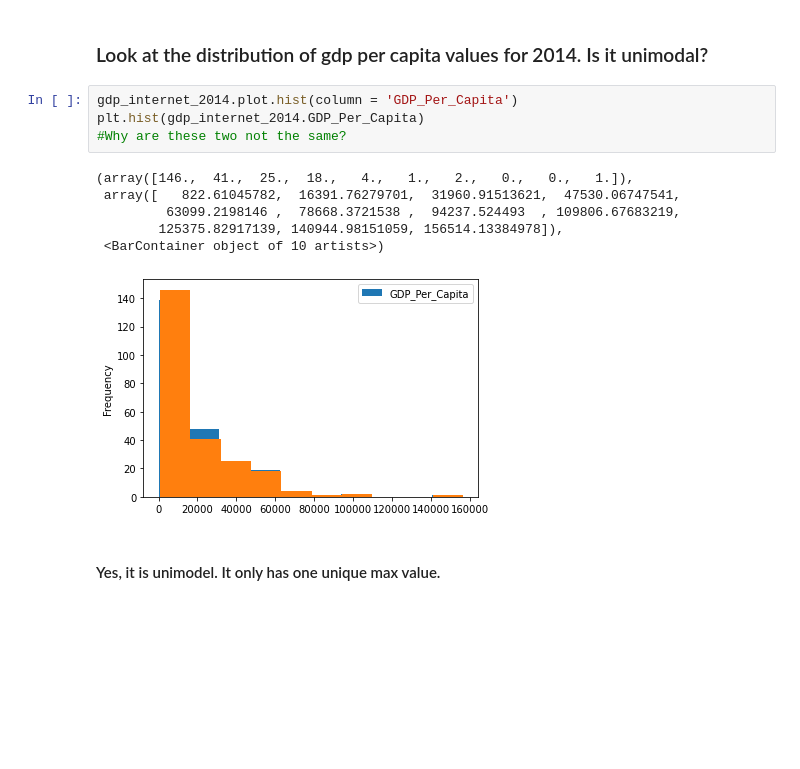
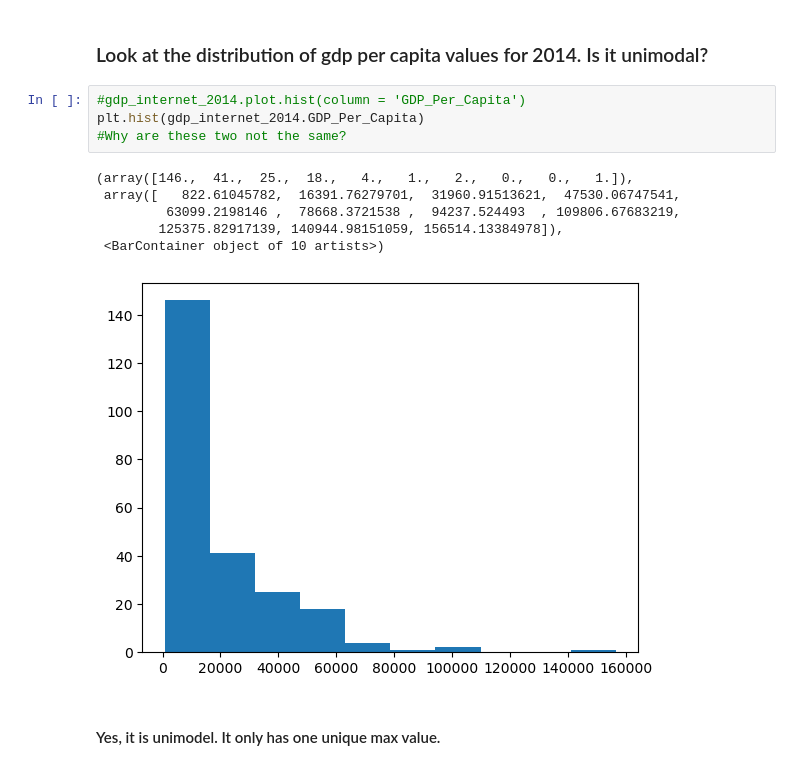
Before and after one commit to jwhankins177/gdp-and-internet-usage-python, a Jupyter notebook: Notebooks/UN_INTERNET_NB_LAPTOP.ipynb, the cells around one changed output. Cells and saved outputs as stored; diff of their text form; blank space fills up the shorter version.

```diff
--- a/Notebooks/UN_INTERNET_NB_LAPTOP.ipynb
+++ b/Notebooks/UN_INTERNET_NB_LAPTOP.ipynb
@@ -391,16 +391,16 @@ The number of internet users has grown drasticlly in nations with lower GDP.
 # %% [markdown]
 ### Look at the distribution of gdp per capita values for 2014. Is it unimodal?
 # %%
-gdp_internet_2014.plot.hist(column = 'GDP_Per_Capita')
+#gdp_internet_2014.plot.hist(column = 'GDP_Per_Capita')
 plt.hist(gdp_internet_2014.GDP_Per_Capita)
 #Why are these two not the same?
 # %% [output]
 (array([146.,  41.,  25.,  18.,   4.,   1.,   2.,   0.,   0.,   1.]),
  array([   822.61045782,  16391.76279701,  31960.91513621,  47530.06747541,
          63099.2198146 ,  78668.3721538 ,  94237.524493  , 109806.67683219,
         125375.82917139, 140944.98151059, 156514.13384978]),
  <BarContainer object of 10 artists>)
-[figure, old version]
+[figure, new version]
 # %% [markdown]
 #### Yes, it is unimodel. It only has one unique max value.
 # %%
```
Also changed, not shown: parts of 8 cells of this notebook.
